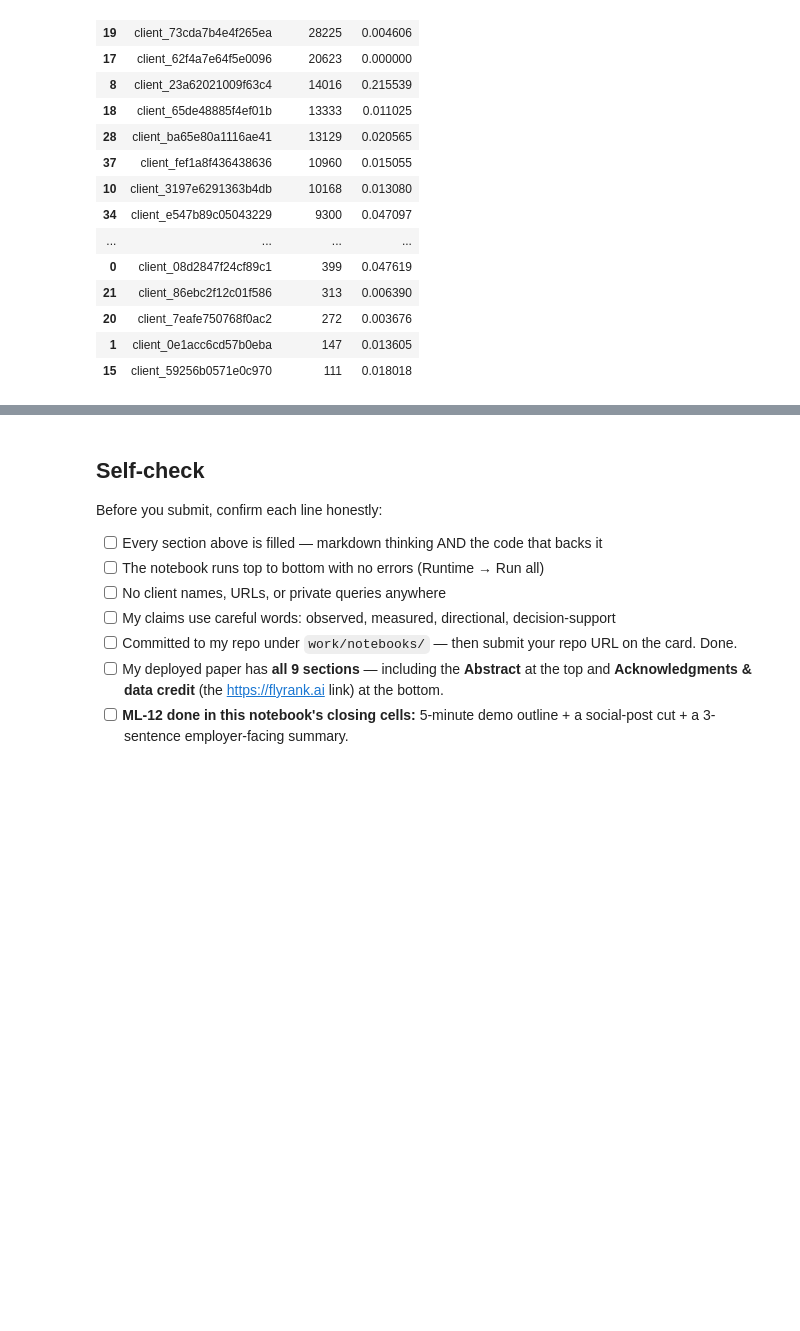
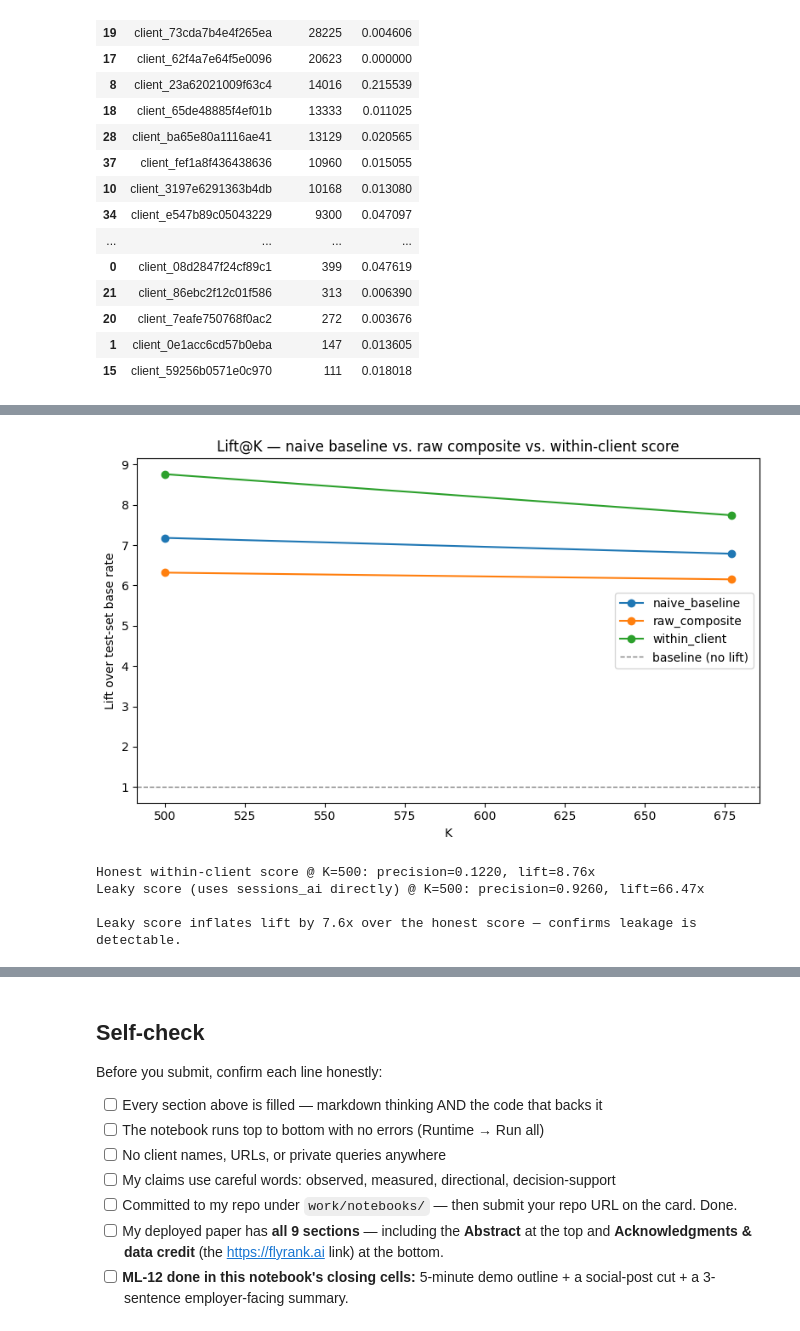
Before and after one commit to whozahm3d/flyrank-ml-internship, a Jupyter notebook: work/notebooks/capstone.ipynb, the cells around one changed output, grey strips where cells are left out. Saved outputs shown, nothing was run; the diff lists cells and outputs as text; code cells hidden in the pictures; blank space fills up the shorter version.

```diff
--- a/work/notebooks/capstone.ipynb
+++ b/work/notebooks/capstone.ipynb
@@ -603,0 +635,7 @@ client_stats
+# %%
+# Rebuild split column with the stratified assignment, re-check label rates
+features["split"] = np.where(features["client_hash_id"].isin(train_clients_set), "train", "test")
+
+print(features["split"].value_counts())
+print(f"\nTrain label rate: {features[features.split=='train']['label_ai'].mean()*100:.2f}%")
+print(f"Test label rate: {features[features.split=='test']['label_ai'].mean()*100:.2f}%")
@@ -607,0 +721,15 @@ client_stats
+# %%
+scores_to_test = {
+    "naive_baseline": "baseline_score",
+    "raw_composite": "ai_opportunity_score",
+    "within_client": "ai_opportunity_score_within_client",
+}
+
+results = []
+for k in [K_FIXED, K_SCALED]:
+    for name, col in scores_to_test.items():
+        precision, lift = lift_and_precision_at_k(test_df, col, "label_ai", k)
+        results.append({"K": k, "score": name, "precision_at_k": precision, "lift": lift})
+
+results_df = pd.DataFrame(results)
+results_df
@@ -607,0 +744,52 @@ client_stats
+# %%
+import matplotlib.pyplot as plt
+
+fig, ax = plt.subplots(figsize=(8, 5))
+for name in scores_to_test:
+    subset = results_df[results_df.score == name]
+    ax.plot(subset["K"], subset["lift"], marker="o", label=name)
+
+ax.axhline(1.0, color="gray", linestyle="--", linewidth=1, label="baseline (no lift)")
+ax.set_xlabel("K")
+ax.set_ylabel("Lift over test-set base rate")
+ax.set_title("Lift@K — naive baseline vs. raw composite vs. within-client score")
+ax.legend()
+
+plt.tight_layout()
+os.makedirs("work/figures", exist_ok=True)
+plt.savefig("work/figures/capstone_lift_at_k.png", dpi=150, bbox_inches="tight")
+plt.show()
+# %% [output]
+[figure, added]
+# %%
+# Leakage check — inject a feature derived directly from the label window itself
+# Uses prior-window sessions_ai as a "feature" — something the honest model never touches
+
+leaky_features = con.sql("""
+    SELECT
+        content_hash_id,
+        SUM(sessions_ai) AS prior_sessions_ai_leaky
+    FROM fact
+    GROUP BY content_hash_id
+""").df()
+
+test_leaky = test_df.merge(leaky_features, on="content_hash_id", how="left")
+test_leaky["prior_sessions_ai_leaky"] = test_leaky["prior_sessions_ai_leaky"].fillna(0)
+
+# Deliberately leaky composite: real features + the label-window signal itself
+test_leaky["leaky_score"] = (
+    zscore(test_leaky["gsc_impressions_sum"]) +
+    zscore(test_leaky["prior_sessions_ai_leaky"]) * 5  # heavily weighted, on purpose
+)
+
+leaky_precision, leaky_lift = lift_and_precision_at_k(test_leaky, "leaky_score", "label_ai", K_FIXED)
+honest_precision, honest_lift = lift_and_precision_at_k(test_df, "ai_opportunity_score_within_client", "label_ai", K_FIXED)
+
+print(f"Honest within-client score @ K={K_FIXED}: precision={honest_precision:.4f}, lift={honest_lift:.2f}x")
+print(f"Leaky score (uses sessions_ai directly) @ K={K_FIXED}: precision={leaky_precision:.4f}, lift={leaky_lift:.2f}x")
+print(f"\nLeaky score inflates lift by {leaky_lift/honest_lift:.1f}x over the honest score — confirms leakage is detectable.")
+# %% [output]
+Honest within-client score @ K=500: precision=0.1220, lift=8.76x
+Leaky score (uses sessions_ai directly) @ K=500: precision=0.9260, lift=66.47x
+
+Leaky score inflates lift by 7.6x over the honest score — confirms leakage is detectable.
```
Also changed, not shown: parts of 56 cells of this notebook.
